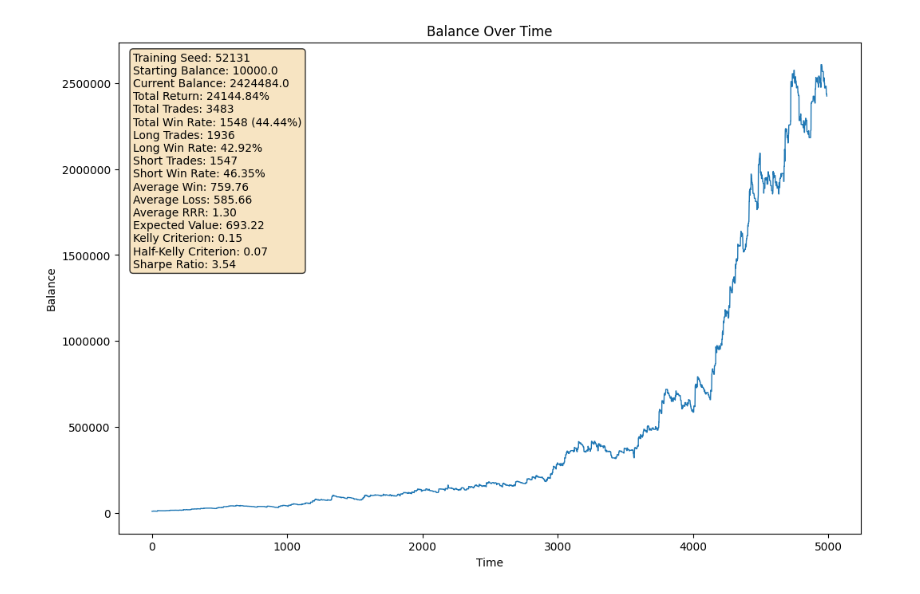
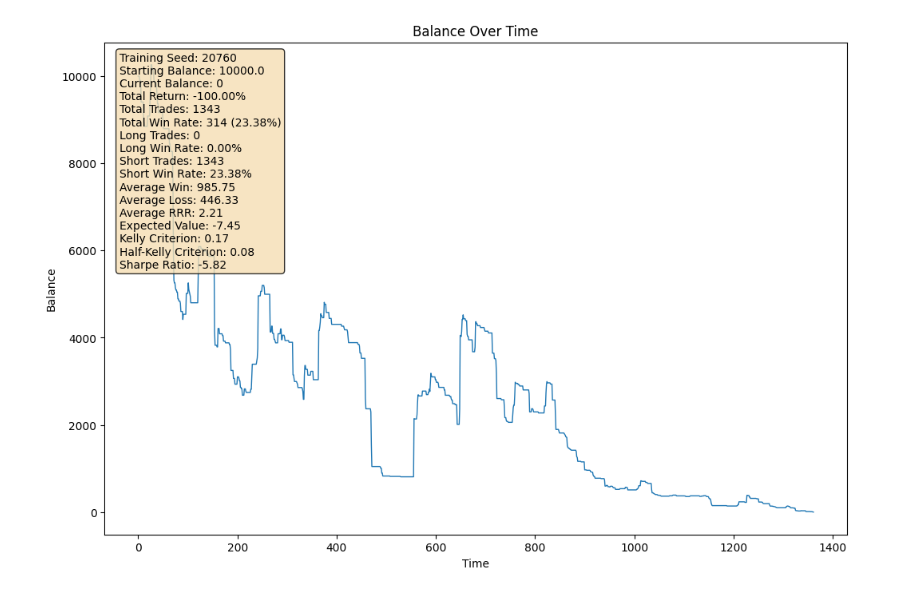
Before and after one commit to P7AC1D/Synapse, a Jupyter notebook: bot/src/train.ipynb, the cells around one changed output. Drawn from its saved outputs; the diff is of its cells as text; code cells hidden in the pictures.

Commit message:
Updated training logic.

```diff
--- a/bot/src/train.ipynb
+++ b/bot/src/train.ipynb
@@ -231,0 +45,16 @@ Using seed: 52131
+# %%
+from trade_environment import BitcoinTradingEnv
+from stable_baselines3.common.env_util import make_vec_env
+import joblib
+
+#seed_value = np.random.randint(0, 100000)
+seed_value = 20760
+print(f"Using seed: {seed_value}")
+
+env = BitcoinTradingEnv(train_data)
+vec_env = make_vec_env(lambda: env, n_envs=1, seed=seed_value)
+
+model = PPO("MlpPolicy", vec_env, verbose=0, n_epochs=10, learning_rate=0.00001, ent_coef=0.01, gamma=0.95, clip_range=0.2, batch_size=512, n_steps=4096)
+model.learn(total_timesteps=100000, progress_bar=True)
+model.save(f"./../results/{seed_value}")
+joblib.dump(scaler, f"./../results/{seed_value}.pkl")
@@ -241,7 +75,7 @@ actions_log = []
 done = False
 
 while not done:
-    action, _ = model.predict(obs)
+    action, _ = model.predict(obs, deterministic=True)
     actions_log.append(action)
     obs, reward, done, truncated, info = test_env.step(action)
     balance_over_time.append(test_env.balance)
@@ -307,31 +141,31 @@ ax.ticklabel_format(style='plain', axis='y')
 
 # Build multiline string for performance metrics
 metrics_text = (
     f"Training Seed: {seed_value}\n"
     f"Starting Balance: {test_env.initial_balance}\n"
     f"Current Balance: {test_env.balance}\n"
     f"Total Return: {total_return:.2f}%\n"
     f"Total Trades: {total_trades}\n"
     f"Total Win Rate: {num_tp} ({perc_tp:.2f}%)\n"
     f"Long Trades: {num_buy}\n"
     f"Long Win Rate: {buy_win_rate:.2f}%\n"
     f"Short Trades: {num_sell}\n"
     f"Short Win Rate: {sell_win_rate:.2f}%\n"
     f"Average Win: {mean_win:.2f}\n"
     f"Average Loss: {mean_loss:.2f}\n"
     f"Average RRR: {rrr:.2f}\n"
     f"Expected Value: {expected_value:.2f}\n"
     f"Kelly Criterion: {kelly_criteria:.2f}\n"
     f"Half-Kelly Criterion: {kelly_criteria / 2:.2f}\n"
     f"Sharpe Ratio: {sharpe_ratio:.2f}"
 )
 
 # Add annotation box in the upper left-hand corner (legend-like)
 ax.text(0.02, 0.98, metrics_text, transform=ax.transAxes,
         fontsize=10, verticalalignment='top',
         bbox=dict(boxstyle='round', facecolor='wheat', alpha=0.8))
 
 plt.savefig(f"./../results/{seed_value}.png")
 plt.show()
 # %% [output]
-[figure, old version]
+[figure, new version]
```
Also changed, not shown: parts of 3 cells of this notebook, 9 other files.
